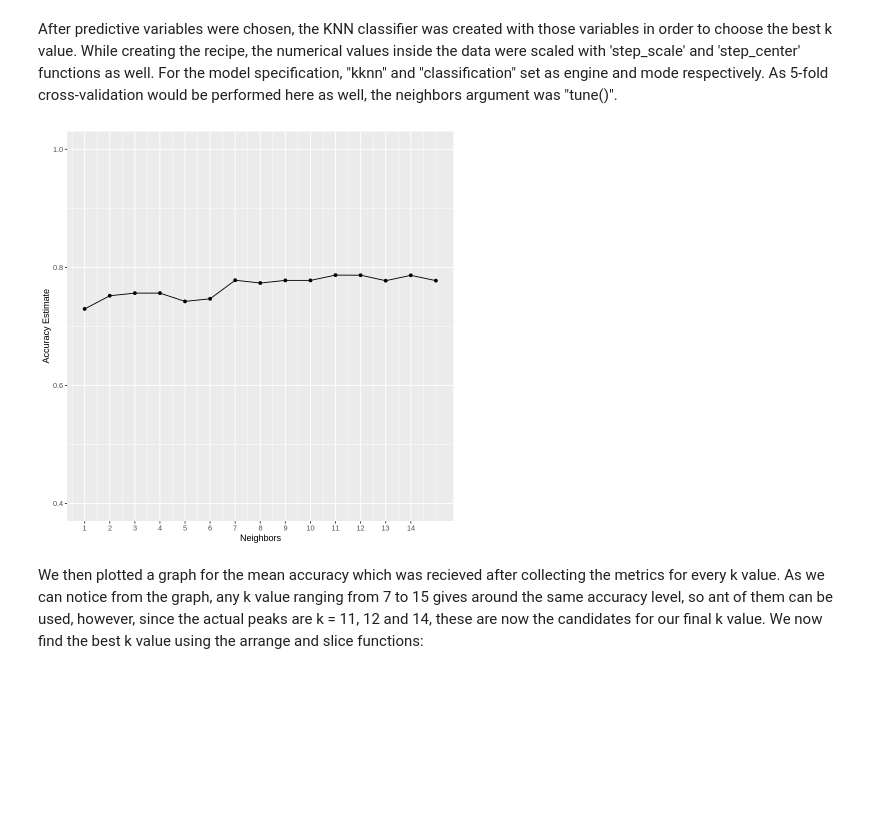
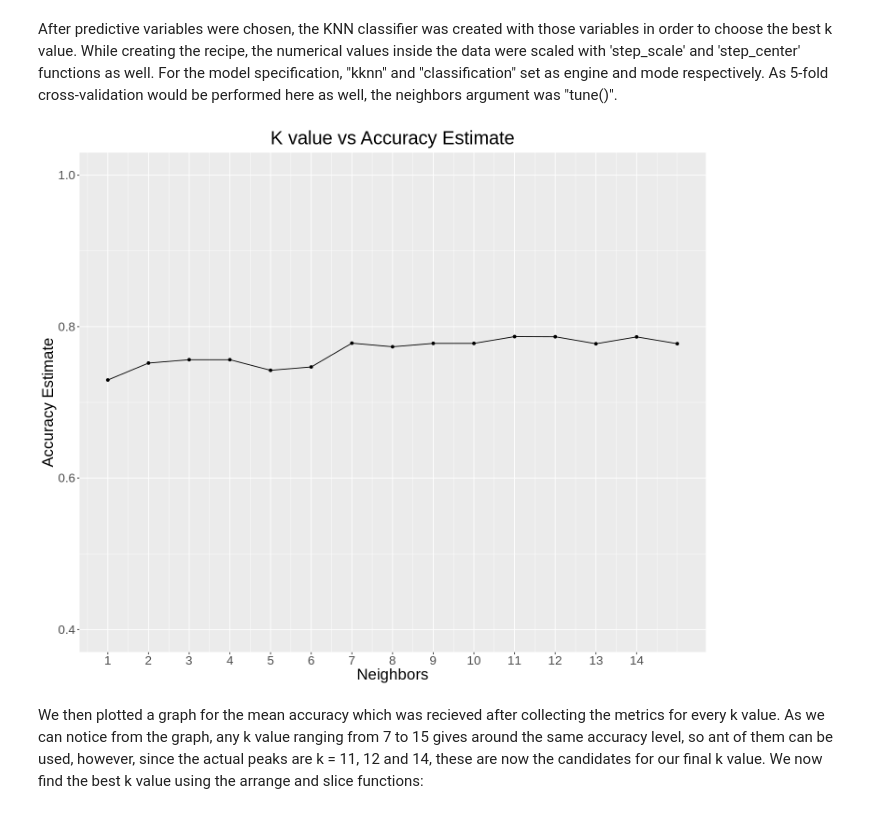
Before and after one commit to agoel25/Heart-Failure-Classifier, a Jupyter notebook: final_report.ipynb, the cells around one changed output. Drawn from its saved outputs; the diff is of its cells as text; code cells hidden in the pictures; blank space fills up the shorter version.

Commit message:
Added title to graph and made changes to discussion

```diff
--- a/final_report.ipynb
+++ b/final_report.ipynb
@@ -239,18 +239,19 @@ kmin_results <- workflow() %>%
 # %%
 # Extracting only accuracy values from kminresults using filter function
 final_accuracies <- kmin_results %>%
     filter(.metric == "accuracy")
 
 # Plotting a neighbors vs accuracy mean graph to see which k is the best
 accuracy_versus_k <- ggplot(final_accuracies, aes(x = neighbors, y = mean))+
       geom_point() +
       geom_line() +
-      labs(x = "Neighbors", y = "Accuracy Estimate") +
+      labs(x = "Neighbors", y = "Accuracy Estimate", title = "K value vs Accuracy Estimate") +
       scale_x_continuous(breaks = seq(0, 14, by = 1)) +  # adjusting the x-axis
-      scale_y_continuous(limits = c(0.4, 1.0)) # adjusting the y-axis
+      scale_y_continuous(limits = c(0.4, 1.0))+ # adjusting the y-axis
+    theme(text = element_text(size = 20), plot.title = element_text(hjust = .5))
 accuracy_versus_k
 # %% [output]
-[figure, old version]
+[figure, new version]
 # %% [markdown]
 We then plotted a graph for the mean accuracy which was recieved after collecting the metrics for every k value. As we can notice from the graph, any k value ranging from 7 to 15 gives around the same accuracy level, so ant of them can be used, however, since the actual peaks are k = 11, 12 and 14, these are now the candidates for our final k value. We now find the best k value using the arrange and slice functions:
 # %%
```
Also changed, not shown: parts of 1 cell of this notebook.
